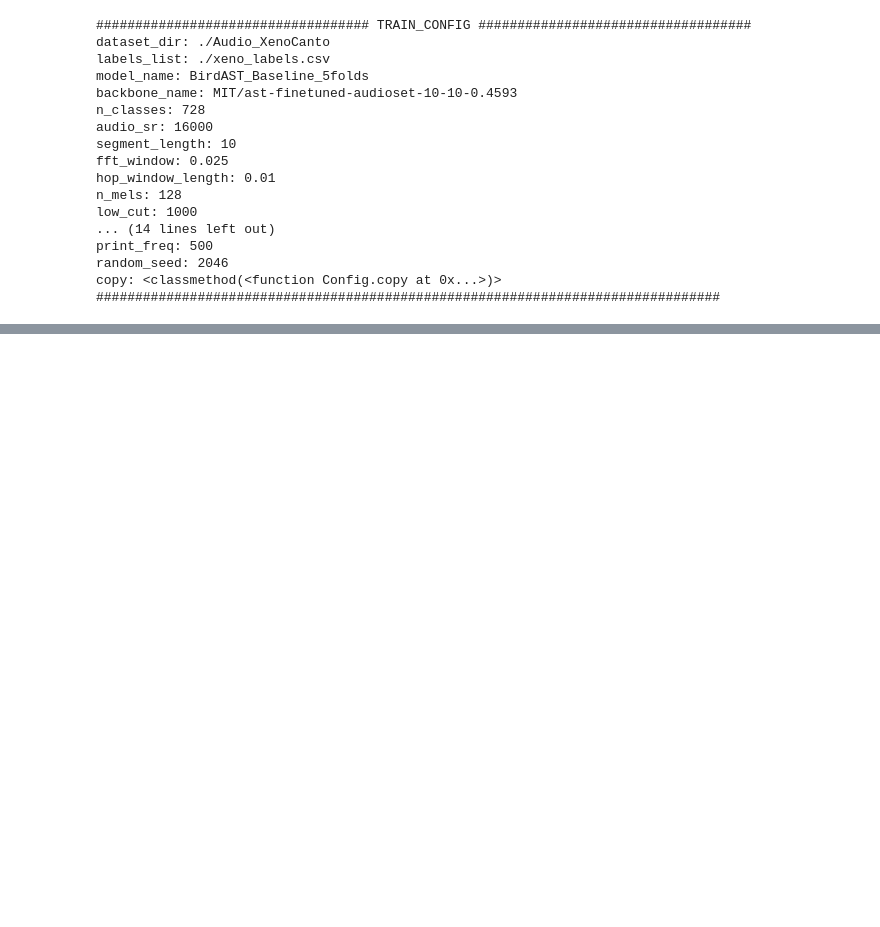
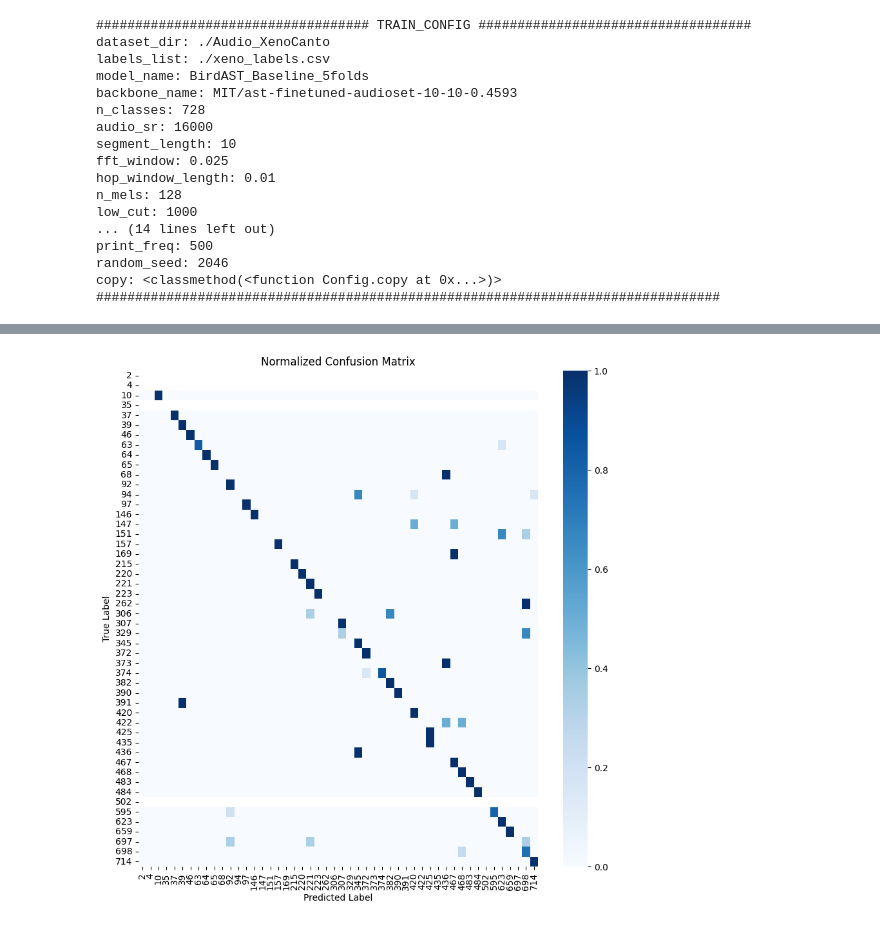
Before and after one commit to AzimuthLI/voice_of_jungle, a Jupyter notebook: train_ast_wandb.ipynb, the cells around one changed output, grey strips where cells are left out. Drawn from its saved outputs; the diff is of its cells as text; code cells hidden in the pictures; blank space fills up the shorter version.

```diff
--- a/train_ast_wandb.ipynb
+++ b/train_ast_wandb.ipynb
@@ -885,8 +908,8 @@ def plot_confusion_matrix(y_true, y_pred, labels, save_to=None):
     sns.heatmap(cm, annot=False, cmap="Blues", xticklabels=labels, yticklabels=labels)
     plt.xlabel("Predicted Label")
     plt.ylabel("True Label")
-    plt.xticks([])
-    plt.yticks([])
+    # plt.xticks([])
+    # plt.yticks([])
     plt.title("Normalized Confusion Matrix")
 
     if save_to:
@@ -907,15 +930,17 @@ plot_confusion_matrix(
     save_to=os.path.join(config.log_dir, f"{config.model_name}_cm.jpg")
     )
 # %%
-labels = df_oof['species_id'].unique()[:100]
+labels = df_oof['species_id'].unique()[:50]
 labels.sort()
 
 tmp = df_oof[df_oof['species_id'].isin(labels)].copy()
 # plot confusion matrix
 y_true = tmp['species_id'].values
 y_pred = tmp[prediction_columns].values.argmax(axis=1)
 
-plot_confusion_matrix(y_true, y_pred,  labels=labels, save_to=None)
+plot_confusion_matrix(y_true, y_pred, labels=labels, save_to=None)
+# %% [output]
+[figure, added]
 # %%
 # calc F1, Precision, Recall, mAP
 from sklearn.metrics import f1_score, precision_score, recall_score
```
Also changed, not shown: parts of 6 cells of this notebook, 2 other files.
